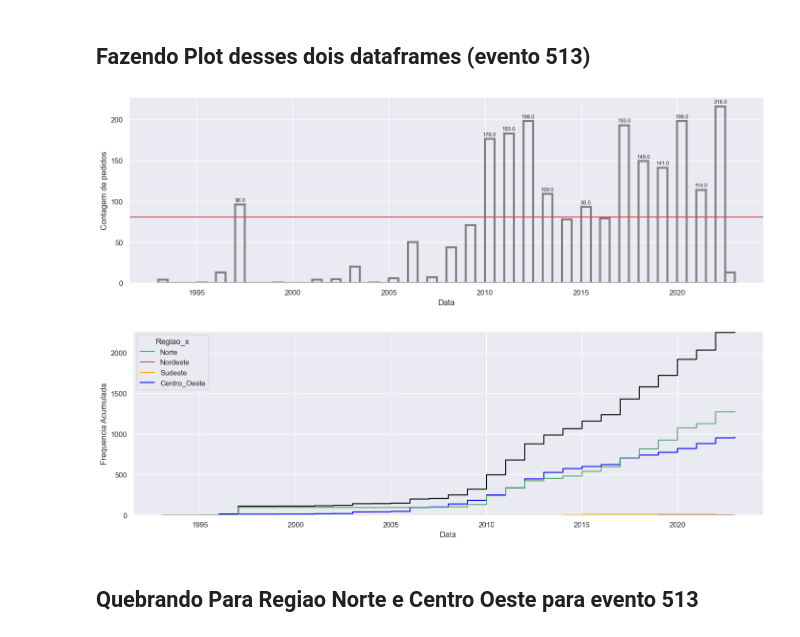
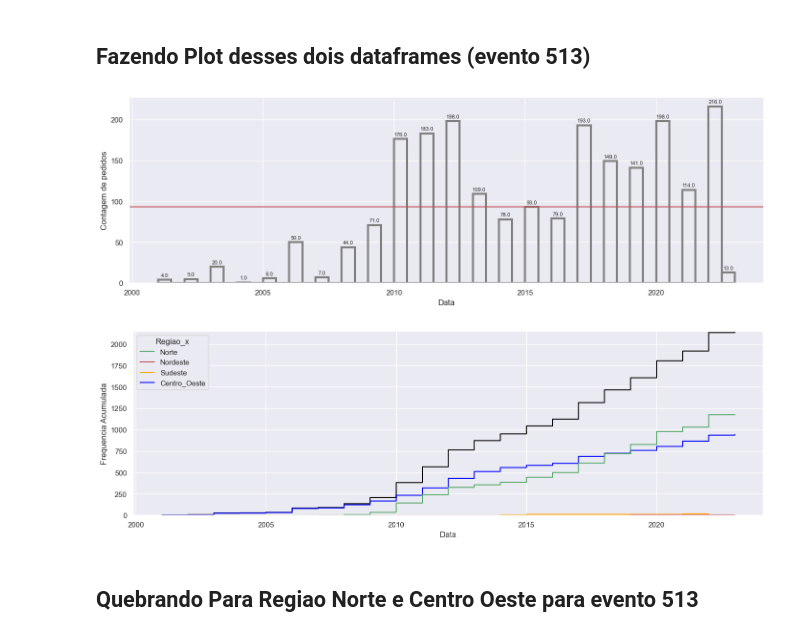
Before and after one commit to EduMinsky/GoldMiningAnalysis, a Jupyter notebook: Analise dos Pedidos de Mineração Por quantidade.ipynb, the cells around one changed output. Cells and saved outputs as stored; diff of their text form; code cells hidden in the pictures.

```diff
--- a/Analise dos Pedidos de Mineração Por quantidade.ipynb
+++ b/Analise dos Pedidos de Mineração Por quantidade.ipynb
@@ -1,7 +1,7 @@
 # %%
 #Lendo os dataframes
 import pandas as pd
-path = 'C:\\Users\\napcc\\Dropbox (CPI)\\EduardoMinsky\\Dados_Mineracao\\Dados Tabulares\\Dados_Relacionados\\'
+path = 'C:\\Users\\User\\Dropbox (CPI)\\EduardoMinsky\\Dados_Mineracao\\Dados Tabulares\\Dados_Relacionados\\'
 #Pegando processos apenas do Pará
 mun = pd.read_csv(path+'ProcessoMunicipio.csv')
 substancia = pd.read_csv(path+'ProcessoSubstancia.csv')
@@ -71,13 +82,13 @@ palette = {'Norte':'g','Nordeste':'r','Sul':'y','Sudeste':'orange','Centro_Oeste
 
 
 sns.set(rc={"figure.figsize":(17, 5)})
-y=sns.histplot(join_333_regiao['Data'], #Histplot simples
+y=sns.histplot(join_333_regiao.query('Data >= 2000')['Data'], #Histplot simples
                 stat='count', alpha=.4,binwidth=0.5,linewidth=3, edgecolor=".5", facecolor=(0, 0, 0, 0)) # Serve para ver a distribuição geral da quantidade de pedidos por ano
 
 for c in y.containers:
 
     # customize the label to account for cases when there might not be a bar section
-    labels = [f'{h:0.1f}' if (h := v.get_height()) > join_333_regiao['Data'].value_counts().mean() else '' for v in c ]
+    labels = [f'{h:0.1f}' if (h := v.get_height())  else '' for v in c ]
 
     # set the bar label
     y.bar_label(c, labels=labels, fontsize=8, padding=3)
@@ -88,7 +99,7 @@ for c in y.containers:
 
 y.set(xlabel='Data', ylabel='Contagem de pedidos')
 #Plotando uma Linha Paralela que indica a Média ao longo dos 20 anos de numero de pedidos:
-y.axhline(join_333_regiao['Data'].value_counts().mean(),color ='r')
+y.axhline(join_333_regiao.query('Data >= 2000')['Data'].value_counts().mean(),color ='r')
 plt.show()
 
 #f = sns.ecdfplot(eventos333_ativos_ouro['Data'], stat='proportion')#Plotando um grafico de frequencia relativa acumulativa
@@ -103,10 +114,11 @@ plt.show()
 #w.set(xlabel='Data', ylabel='Contagem de pedidos')
 #plt.show()
 
-sns.ecdfplot(data=join_333_regiao, x="Data", stat='count',color='black')
-h = sns.ecdfplot(data=join_333_regiao, x="Data", hue="Regiao", stat='count',palette=palette)
+sns.ecdfplot(data=join_333_regiao.query('Data >= 2000'), x="Data", stat='count',color='black')
+h = sns.ecdfplot(data=join_333_regiao.query('Data >= 2000'), x="Data", hue="Regiao", stat='count',palette=palette)
 
 h.set(xlabel='Data', ylabel='Frequencia Acumulada')
 
 plt.show()
+join_333_regiao.query('Data >= 2000')['Data'].value_counts().mean()
 # %% [output]
@@ -196,31 +228,31 @@ Index(['Unnamed: 0_x_x', 'DSProcesso', 'IDEvento_x', 'DTEvento_x', 'Evento__x',
 # %%
 import seaborn as sns
 import  matplotlib.pyplot as plt
 %matplotlib inline
 sns.set(rc={"figure.figsize":(17, 5)})
 palette = {'Norte':'g','Nordeste':'r','Sul':'y','Sudeste':'orange','Centro_Oeste':'blue'}
-y=sns.histplot(full_join['Data_x'], #Histplot simples
+y=sns.histplot(full_join.query('Data_x >=2000')['Data_x'], #Histplot simples
                 stat='count', alpha=.4,binwidth=0.5,linewidth=3, edgecolor=".5", facecolor=(0, 0, 0, 0)) # Serve para ver a distribuição geral da quantidade de pedidos por ano
 for c in y.containers:
 
     # customize the label to account for cases when there might not be a bar section
-    labels = [f'{h:0.1f}' if (h := v.get_height()) > full_join['Data_x'].value_counts().mean() else '' for v in c ]
+    labels = [f'{h:0.1f}' if (h := v.get_height())  else '' for v in c ]
 
     # set the bar label
     y.bar_label(c, labels=labels, fontsize=8, padding=3)
 y.set(xlabel='Data', ylabel='Contagem de pedidos')
 #Plotando uma Linha Paralela que indica a Média ao longo dos 20 anos de numero de pedidos:
-y.axhline(full_join['Data_x'].value_counts().mean(),color ='r')
+y.axhline(full_join.query('Data_x >=2000')['Data_x'].value_counts().mean(),color ='r')
 plt.show()
 
-sns.ecdfplot(data=full_join, x="Data_x", stat='count',color='black')
-h = sns.ecdfplot(data=full_join, x="Data_x", hue="Regiao_x", stat='count',palette=palette)
+sns.ecdfplot(data=full_join.query('Data_x >=2000'), x="Data_x", stat='count',color='black')
+h = sns.ecdfplot(data=full_join.query('Data_x >=2000'), x="Data_x", hue="Regiao_x", stat='count',palette=palette)
 
 h.set(xlabel='Data', ylabel='Frequencia Acumulada')
 
 plt.show()
 # %% [output]
-[figure, old version]
+[figure, new version]
-[figure, old version]
+[figure, new version]
 # %% [markdown]
 ## Quebrando Para Regiao Norte e Centro Oeste para evento 513
```
Also changed, not shown: parts of 13 cells of this notebook, 3 other files.
